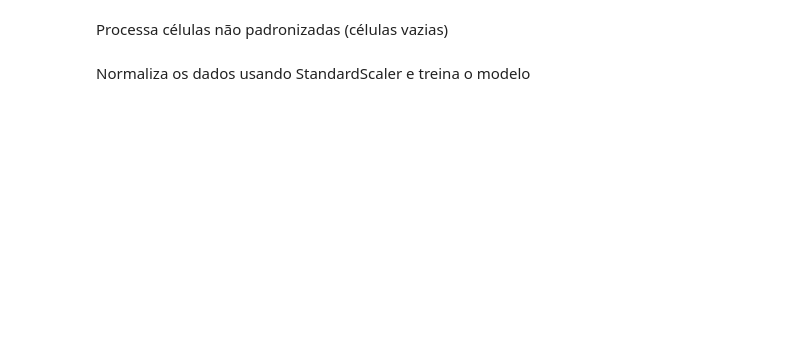
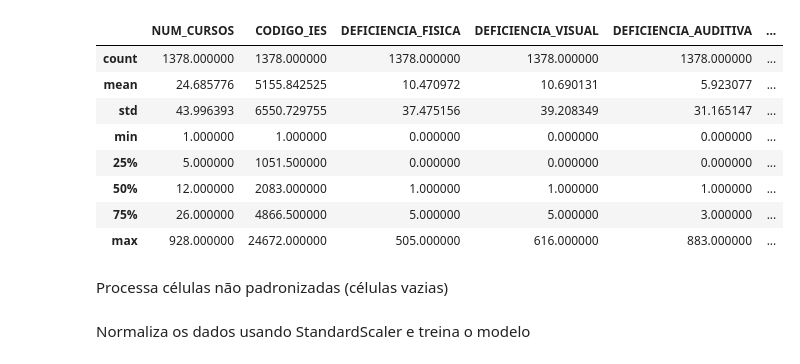
Before and after one commit to roxacarv/edulearn, a Jupyter notebook: classificação/classification.ipynb, the cells around one changed output. Cells and saved outputs as stored; diff of their text form; code cells hidden in the pictures; blank space fills up the shorter version.

```diff
--- a/classificação/classification.ipynb
+++ b/classificação/classification.ipynb
@@ -31,3 +3,43 @@ dataset.fillna(0, inplace=True)
+# %%
+import numpy as np
+import pandas as pd
+from sklearn.model_selection import train_test_split
+from sklearn.neighbors import KNeighborsClassifier
+import matplotlib.pyplot as plt
+import seaborn as sns
+from sklearn import preprocessing
+
+names = [
+         "NUM_CURSOS",
+         "CODIGO_IES",
+         "DEFICIENCIA_FISICA",
+         "DEFICIENCIA_VISUAL",
+         "DEFICIENCIA_AUDITIVA",
+         "DEFICIENCIA_COGNITIVA",
+         "DEFICIENCIA_MULTIPLA",
+         "RECURSOS_DEF_FISICA",
+         "RECURSOS_DEF_VISUAL",
+         "RECURSOS_DEF_AUDITIVA",
+         "RECURSOS_DEF_COGNITIVA",
+         "RECURSOS_DEF_MULTIPLA"
+         ]
+
+
+dataset = pd.read_csv("deficiencias_e_recursos_por_ies.csv", index_col=0)
+
+#Substitui NaN por 0
+#dataset.fillna(0, inplace=True)
+dataset.describe()
+# %% [output]
+|  | NUM_CURSOS | CODIGO_IES | DEFICIENCIA_FISICA | DEFICIENCIA_VISUAL | DEFICIENCIA_AUDITIVA | ... |
+| count | 1378.000000 | 1378.000000 | 1378.000000 | 1378.000000 | 1378.000000 | ... |
+| mean | 24.685776 | 5155.842525 | 10.470972 | 10.690131 | 5.923077 | ... |
+| std | 43.996393 | 6550.729755 | 37.475156 | 39.208349 | 31.165147 | ... |
+| min | 1.000000 | 1.000000 | 0.000000 | 0.000000 | 0.000000 | ... |
+| 25% | 5.000000 | 1051.500000 | 0.000000 | 0.000000 | 0.000000 | ... |
+| 50% | 12.000000 | 2083.000000 | 1.000000 | 1.000000 | 1.000000 | ... |
+| 75% | 26.000000 | 4866.500000 | 5.000000 | 5.000000 | 3.000000 | ... |
+| max | 928.000000 | 24672.000000 | 505.000000 | 616.000000 | 883.000000 | ... |
 # %% [markdown]
 Processa células não padronizadas (células vazias)
 # %%
```
Also changed, not shown: parts of 8 cells of this notebook.
